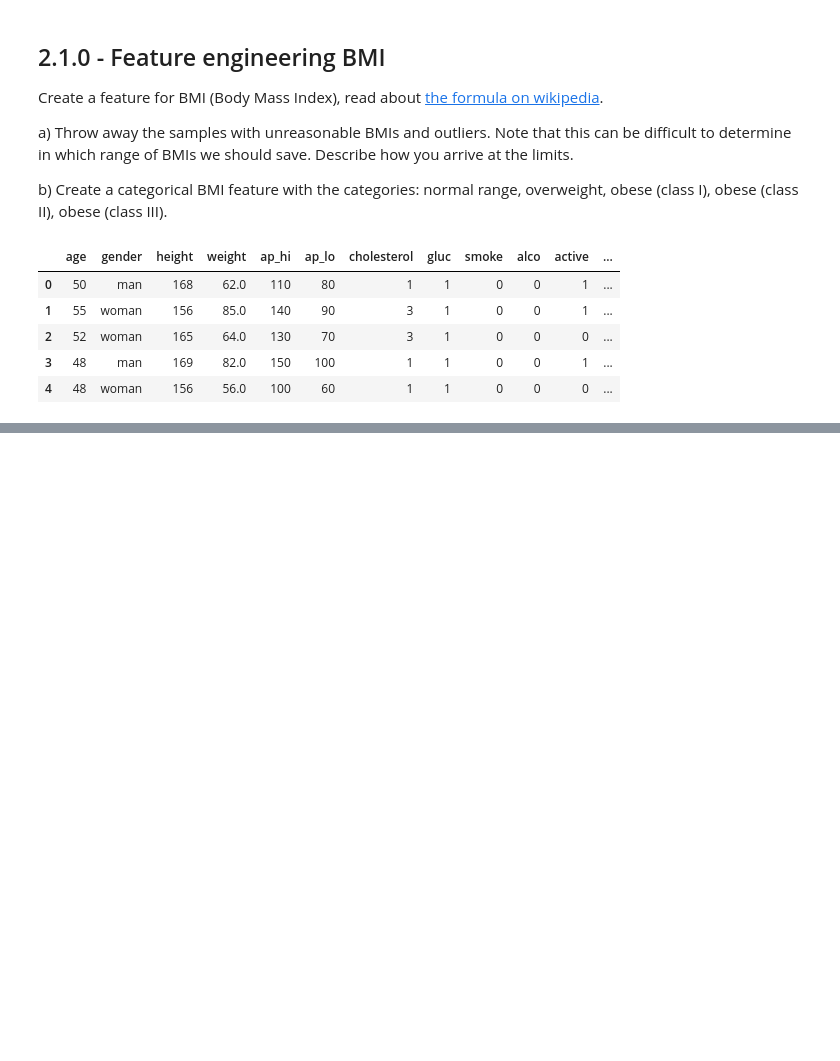
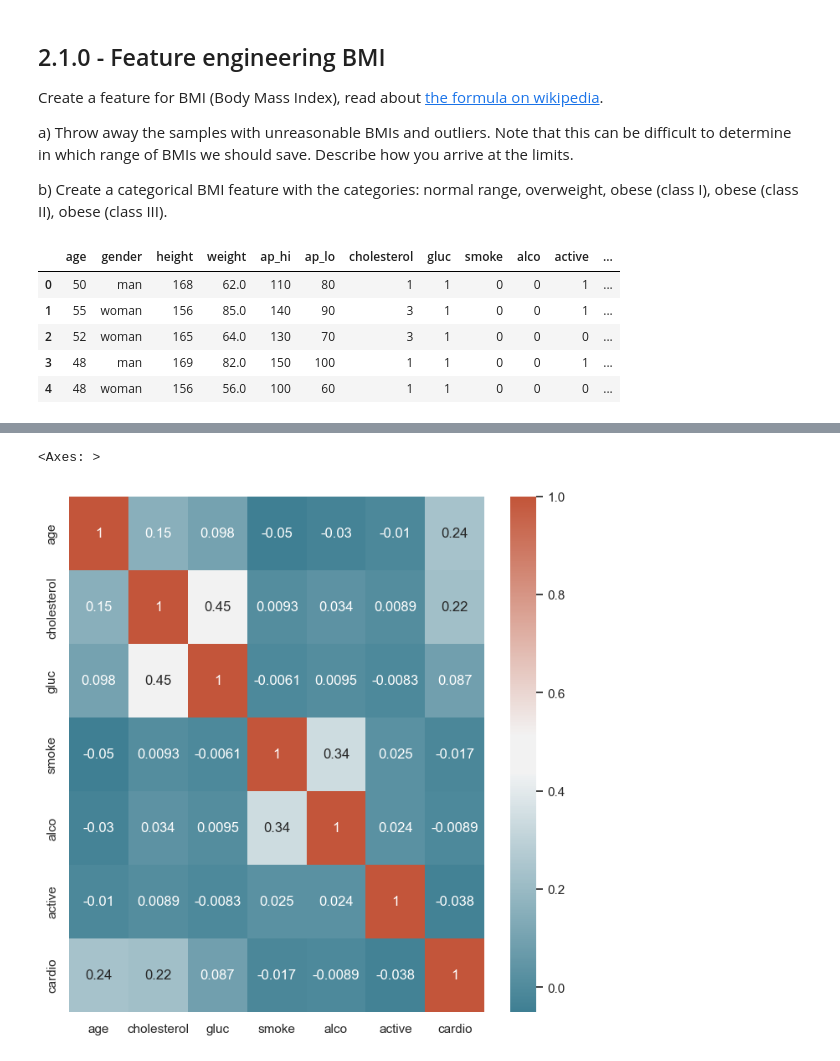
Before and after one commit to wlinds/ITHS-AI22-ML, a Jupyter notebook: Labb/disease-prediction.ipynb, the cells around one changed output, grey strips where cells are left out. Cells and saved outputs as stored; diff of their text form; code cells hidden in the pictures; blank space fills up the shorter version.

```diff
--- a/Labb/disease-prediction.ipynb
+++ b/Labb/disease-prediction.ipynb
@@ -497,0 +650,15 @@ Skapa ett nytt skript: **production_model.py**, ladda in **test_samples.csv** oc
+# %%
+# Correlation matrix with categorical features
+corr = df.drop(['height', 'weight', 'ap_hi', 'ap_lo', 'bmi'], axis=1).corr(numeric_only=True)
+
+# Color palette for the colorblind creatures
+palette = sns.color_palette("colorblind")
+
+# And a bigger figsize for nearsigthed teachers
+sns.set(rc={'figure.figsize':(8,8)})
+
+# Now display the heatmap like is is my leisure
+sns.heatmap(corr, cmap=sns.diverging_palette(220, 20, sep=20, as_cmap=True), annot=True)
+# %% [output]
+<Axes: >
+[figure, added]
```
Also changed, not shown: parts of 57 cells of this notebook.
